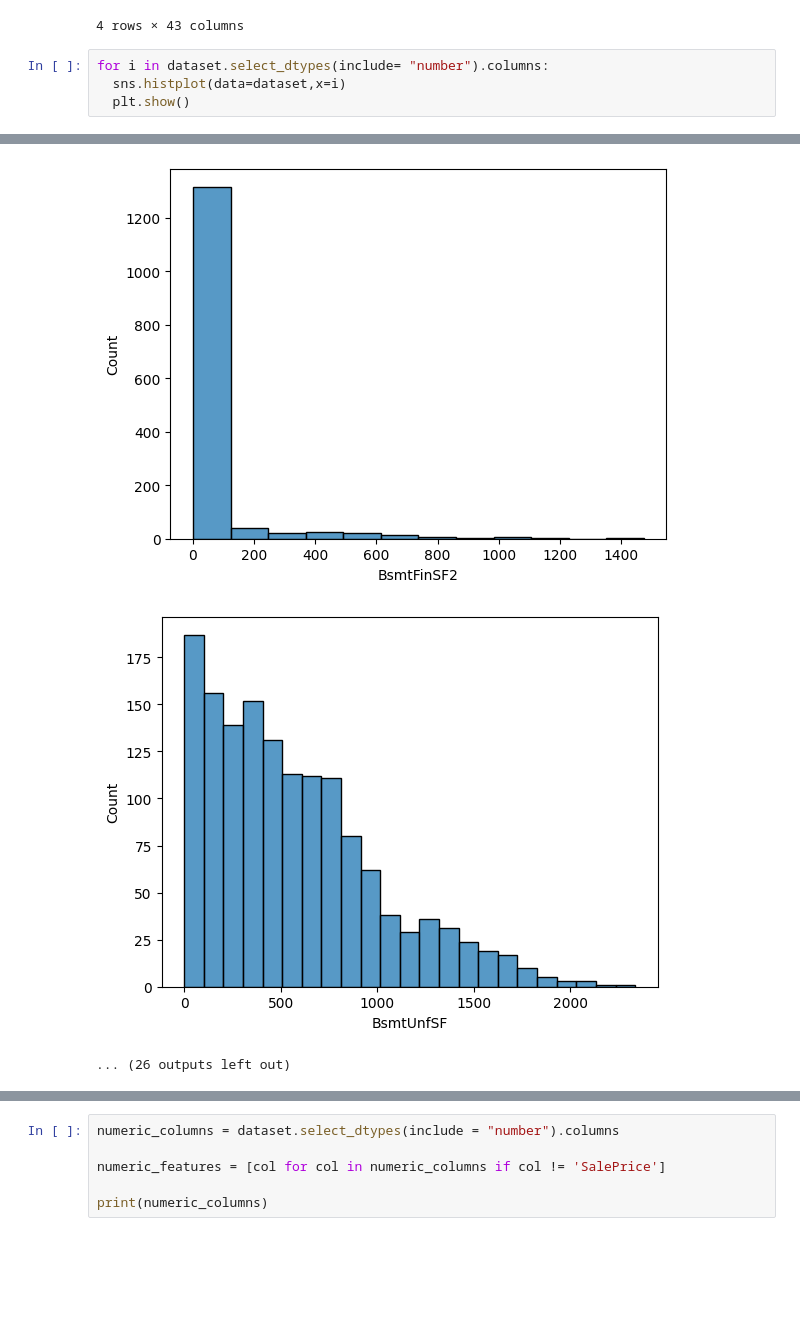
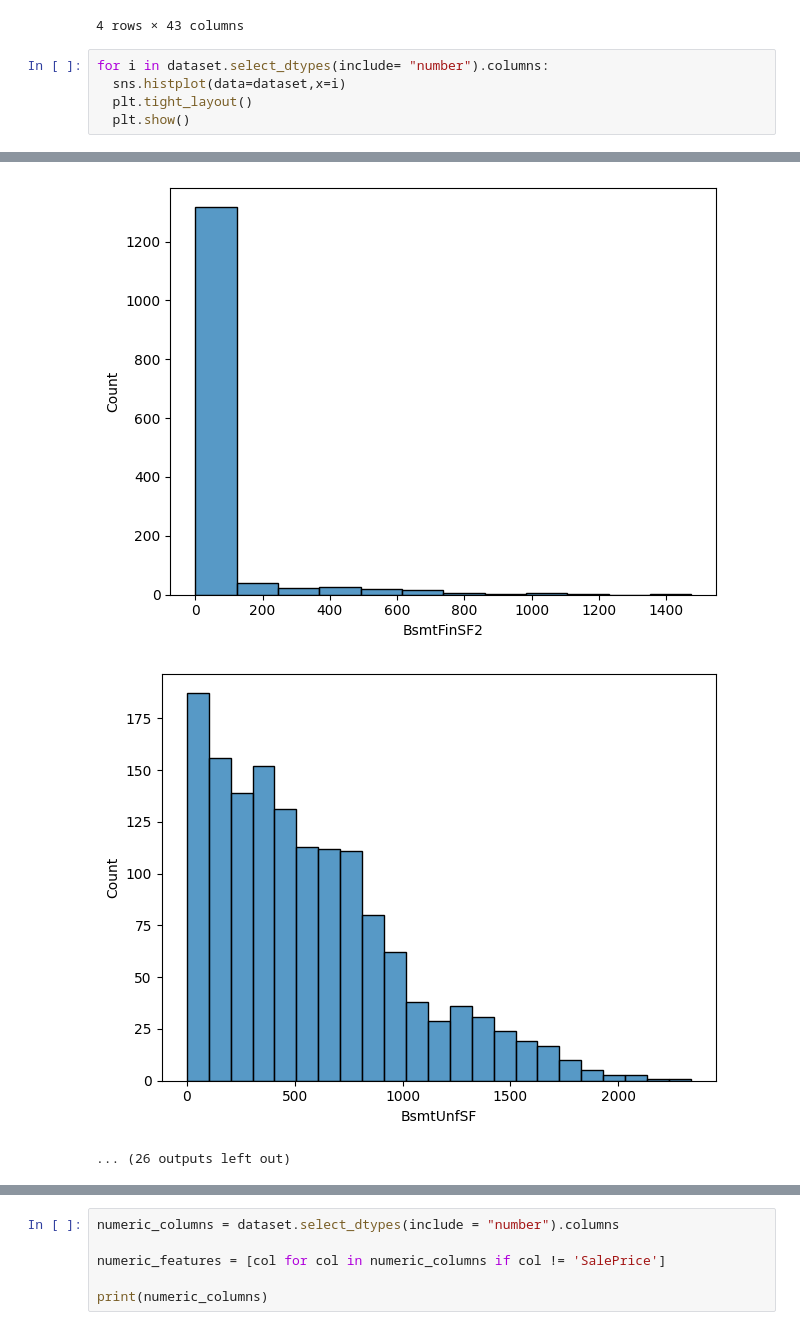
Before and after one commit to habiba-darwish/Housing-Prices-Prediction-using-Machine-Learning, a Jupyter notebook: dataset_preprocessing.ipynb, the cells around one changed output, grey strips where cells are left out. Saved outputs shown, nothing was run; the diff lists cells and outputs as text; blank space fills up the shorter version.

```diff
--- a/dataset_preprocessing.ipynb
+++ b/dataset_preprocessing.ipynb
@@ -62,5 +62,6 @@ dataset.describe(include='object')
 # %%
 for i in dataset.select_dtypes(include= "number").columns:
   sns.histplot(data=dataset,x=i)
+  plt.tight_layout()
   plt.show()
 # %% [output]
@@ -77,5 +78,5 @@ for i in dataset.select_dtypes(include= "number").columns:
-[figure, old version]
+[figure, new version]
-[figure, old version]
+[figure, new version]
 ... (26 outputs left out)
 # %%
 for i in dataset.select_dtypes(include= "number").columns:
```
Also changed, not shown: parts of 23 cells of this notebook.
